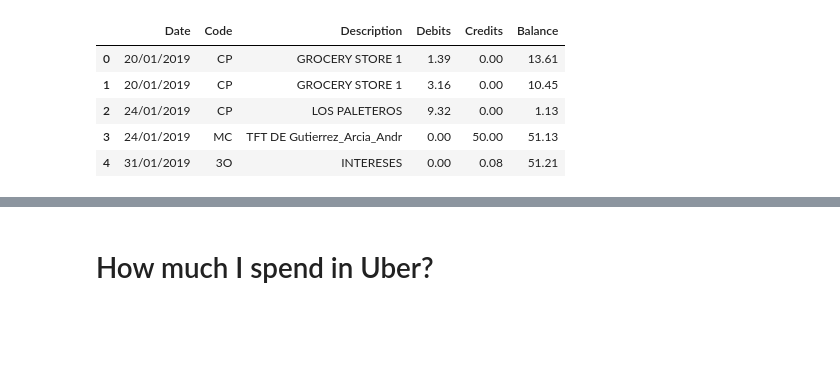
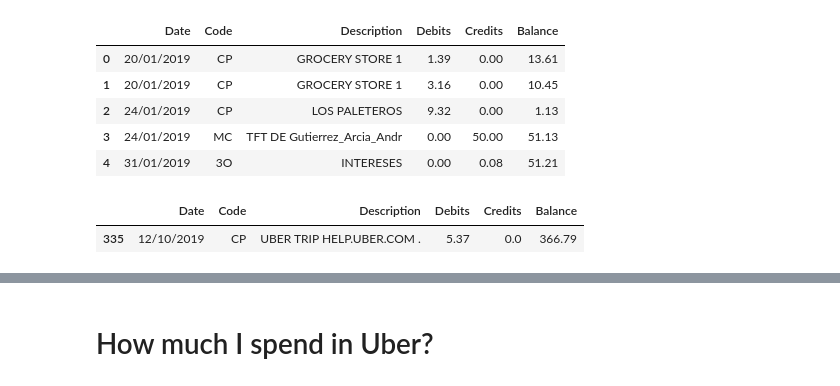
Before and after one commit to andrsGutirrz/Python-Knowledge, a Jupyter notebook: Pandas_walkthrough/Pandas Walkthrough.ipynb, the cells around one changed output, grey strips where cells are left out. Cells and saved outputs as stored; diff of their text form; code cells hidden in the pictures; blank space fills up the shorter version.

```diff
--- a/Pandas_walkthrough/Pandas Walkthrough.ipynb
+++ b/Pandas_walkthrough/Pandas Walkthrough.ipynb
@@ -138,3 +138,9 @@ my_bank.head()
 | 2 | 24/01/2019 | CP | LOS PALETEROS | 9.32 | 0.00 | 1.13 |
 | 3 | 24/01/2019 | MC | TFT DE Gutierrez_Arcia_Andr | 0.00 | 50.00 | 51.13 |
 | 4 | 31/01/2019 | 3O | INTERESES | 0.00 | 0.08 | 51.21 |
+# %%
+my_bank.shape;
+my_bank[my_bank['Date'] == '12/10/2019']
+# %% [output]
+|  | Date | Code | Description | Debits | Credits | Balance |
+| 335 | 12/10/2019 | CP | UBER TRIP HELP.UBER.COM . | 5.37 | 0.0 | 366.79 |
```
Also changed, not shown: parts of 14 cells of this notebook, 1 other file.
